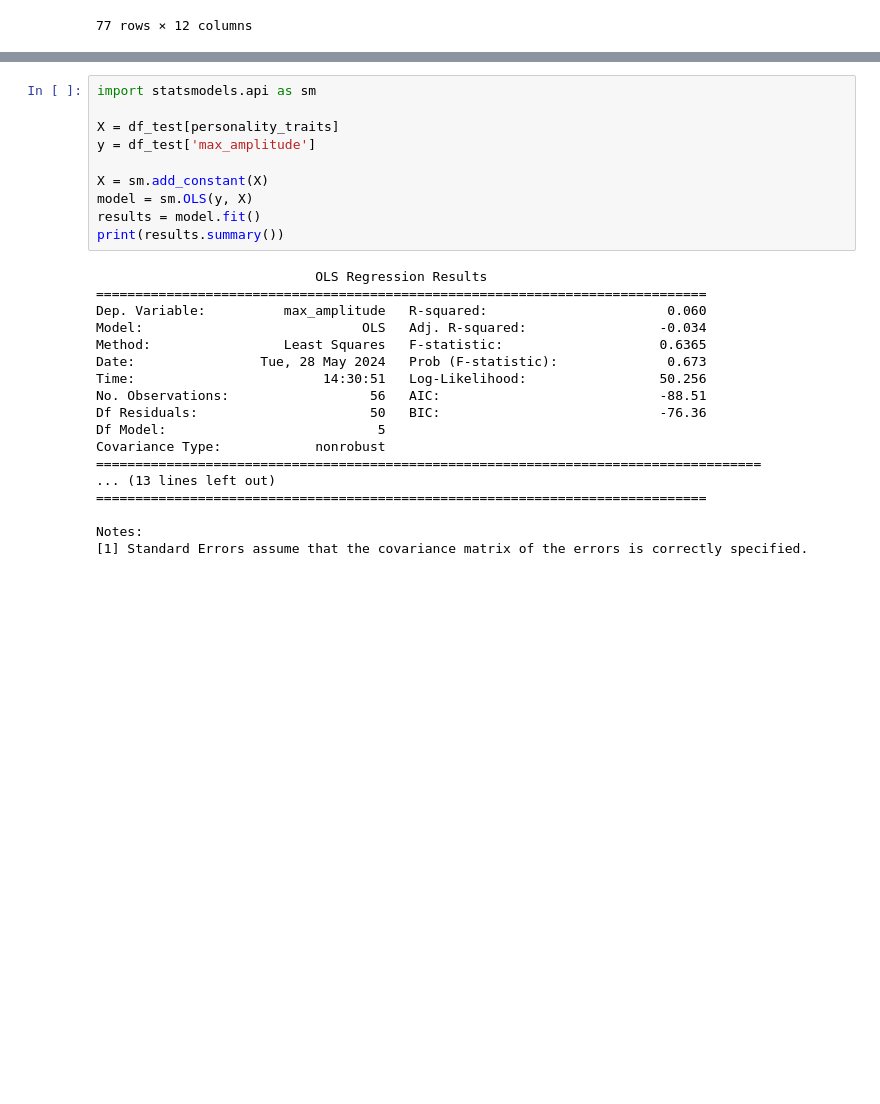
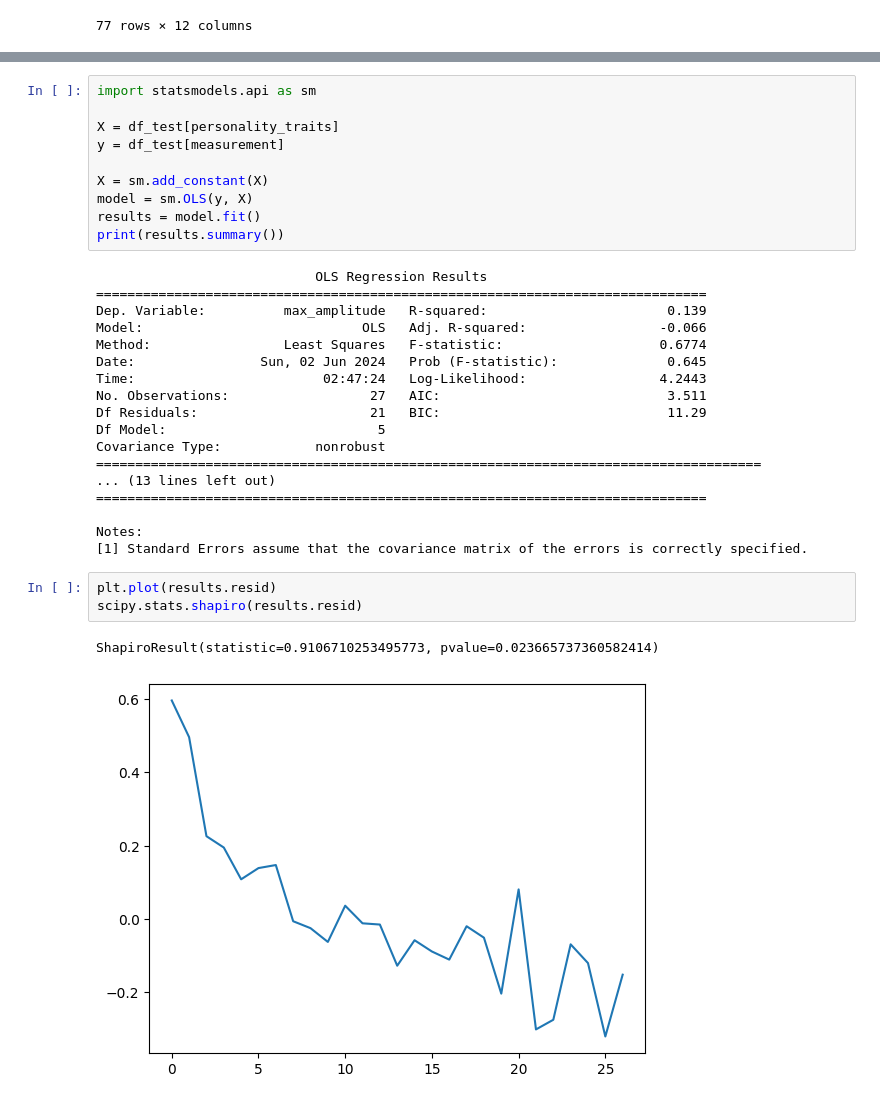
Before and after one commit to chenyfz/INFOMQNM-Project, a Jupyter notebook: eda_analyse.ipynb, the cells around one changed output, grey strips where cells are left out. Saved outputs shown, nothing was run; the diff lists cells and outputs as text; blank space fills up the shorter version.

```diff
--- a/eda_analyse.ipynb
+++ b/eda_analyse.ipynb
@@ -101,7 +101,7 @@ for trait in personality_traits:
 import statsmodels.api as sm
 
 X = df_test[personality_traits]
-y = df_test['max_amplitude']
+y = df_test[measurement]
 
 X = sm.add_constant(X)
 model = sm.OLS(y, X)
@@ -110,13 +110,13 @@ print(results.summary())
 # %% [output]
                             OLS Regression Results
 ==============================================================================
-Dep. Variable:          max_amplitude   R-squared:                       0.060
-Model:                            OLS   Adj. R-squared:                 -0.034
-Method:                 Least Squares   F-statistic:                    0.6365
-Date:                Tue, 28 May 2024   Prob (F-statistic):              0.673
-Time:                        14:30:51   Log-Likelihood:                 50.256
-No. Observations:                  56   AIC:                            -88.51
-Df Residuals:                      50   BIC:                            -76.36
+Dep. Variable:          max_amplitude   R-squared:                       0.139
+Model:                            OLS   Adj. R-squared:                 -0.066
+Method:                 Least Squares   F-statistic:                    0.6774
+Date:                Sun, 02 Jun 2024   Prob (F-statistic):              0.645
+Time:                        02:47:24   Log-Likelihood:                 4.2443
+No. Observations:                  27   AIC:                             3.511
+Df Residuals:                      21   BIC:                             11.29
 Df Model:                           5
 Covariance Type:            nonrobust
 =====================================================================================
@@ -125,3 +125,9 @@ Covariance Type:            nonrobust
 
 Notes:
 [1] Standard Errors assume that the covariance matrix of the errors is correctly specified.
+# %%
+plt.plot(results.resid)
+scipy.stats.shapiro(results.resid)
+# %% [output]
+ShapiroResult(statistic=0.9106710253495773, pvalue=0.023665737360582414)
+[figure, added]
```
Also changed, not shown: parts of 4 cells of this notebook, 4 other files.
